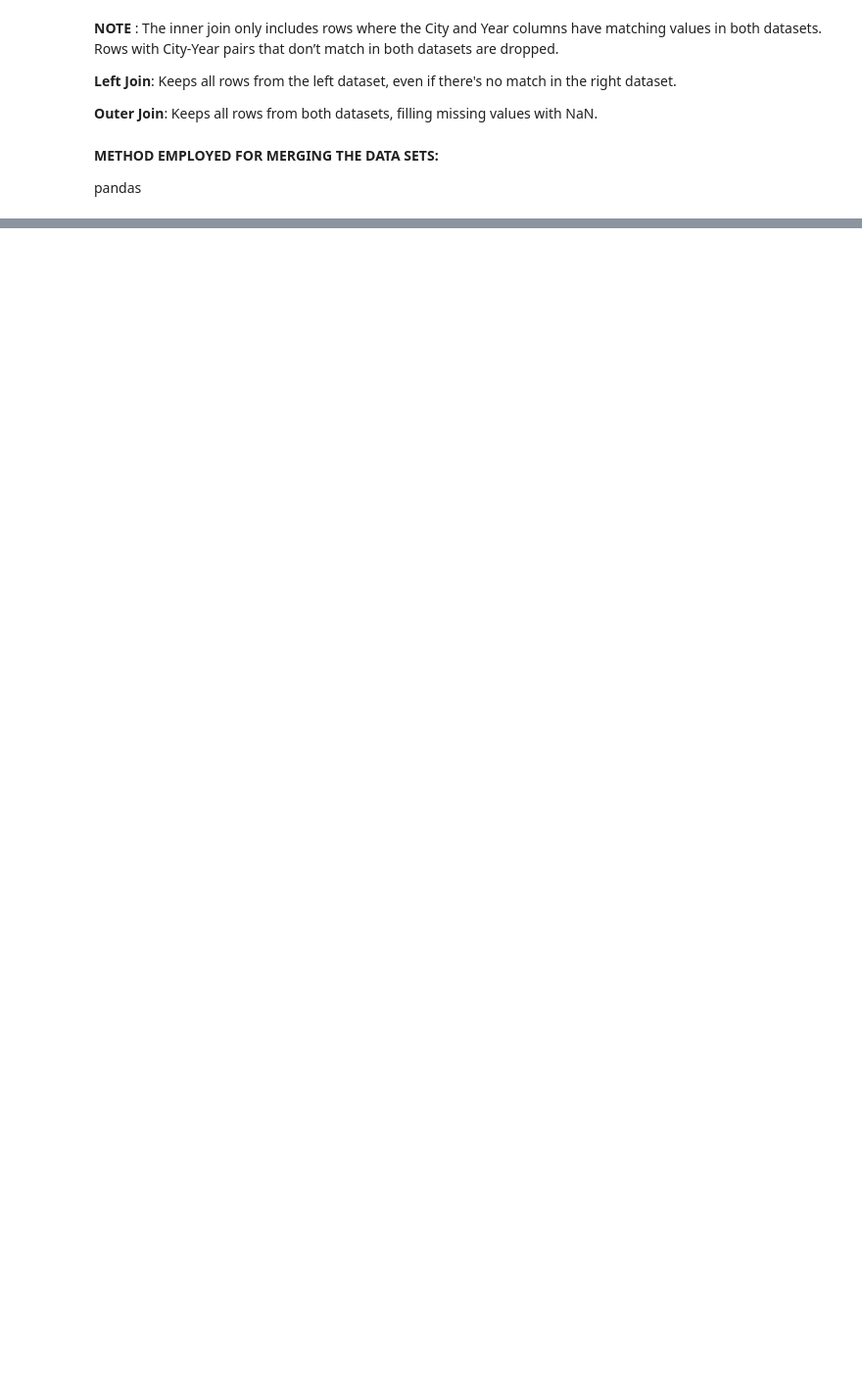
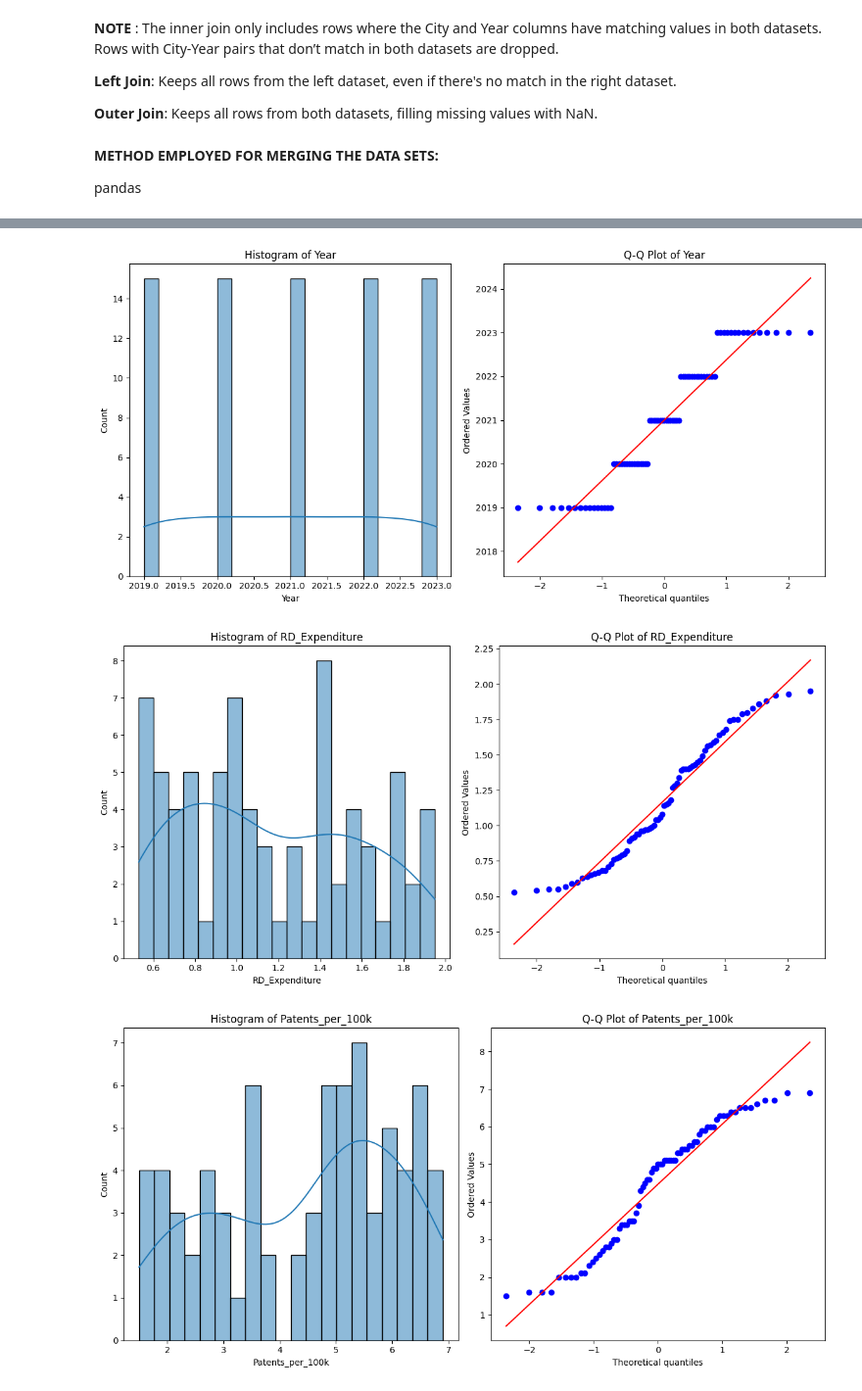
Before and after one commit to JOSHITHA6/GDP_PRODUCTIVITY_INFO, a Jupyter notebook: GDP_PRODUCTION_NEW.ipynb, the cells around one changed output, grey strips where cells are left out. Shown at 98% size. Saved outputs shown, nothing was run; the diff lists cells and outputs as text; code cells hidden in the pictures; blank space fills up the shorter version.

```diff
--- a/GDP_PRODUCTION_NEW.ipynb
+++ b/GDP_PRODUCTION_NEW.ipynb
@@ -65,0 +101,4 @@ pandas
+# %%
+# Step-2: Identify numerical columns in the dataset
+numerical_cols = merged_df.select_dtypes(include=['float64', 'int64']).columns
+print("Numerical columns identified:", numerical_cols)
@@ -65,0 +112,9 @@ pandas
+# %%
+#Step-3 Apply median imputation to fill missing values
+for col in numerical_cols:
+    if merged_df[col].isnull().sum() > 0:  # Check if there are missing values in the column
+        median_value = merged_df[col].median()  # Calculate the median value
+        merged_df[col].fillna(median_value, inplace=True)  # Fill missing values with the median
+        print(f"Missing values in '{col}' handled by median imputation.")
+    else:
+        print(f"No missing values in '{col}'")
@@ -65,0 +227,29 @@ pandas
+# %%
+#To check the data is noramlly distributed or skewd, we are using histogram and qq plots. Based on this, we will map our outliers.
+
+import matplotlib.pyplot as plt
+import seaborn as sns
+import scipy.stats as stats
+
+# Plot histogram for each numerical column
+numerical_cols = merged_df.select_dtypes(include=['float64', 'int64']).columns
+
+for col in numerical_cols:
+    plt.figure(figsize=(12, 6))
+
+    # Histogram
+    plt.subplot(1, 2, 1)
+    sns.histplot(merged_df[col], kde=True, bins=20)
+    plt.title(f'Histogram of {col}')
+
+    # Q-Q Plot
+    plt.subplot(1, 2, 2)
+    stats.probplot(merged_df[col], dist="norm", plot=plt)
+    plt.title(f'Q-Q Plot of {col}')
+
+    plt.tight_layout()
+    plt.show()
+# %% [output]
+[figure, added]
+[figure, added]
+[figure, added]
```
Also changed, not shown: parts of 34 cells of this notebook.
